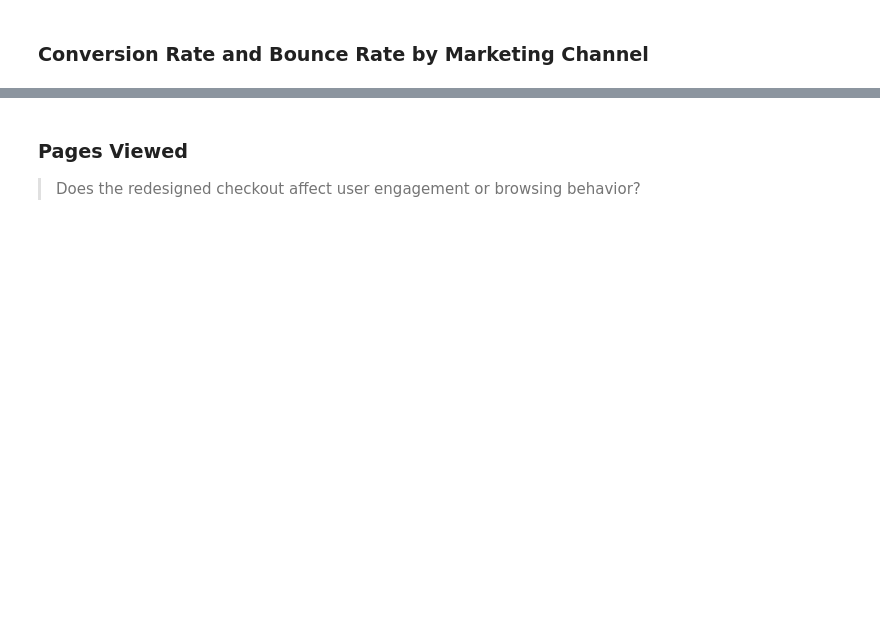
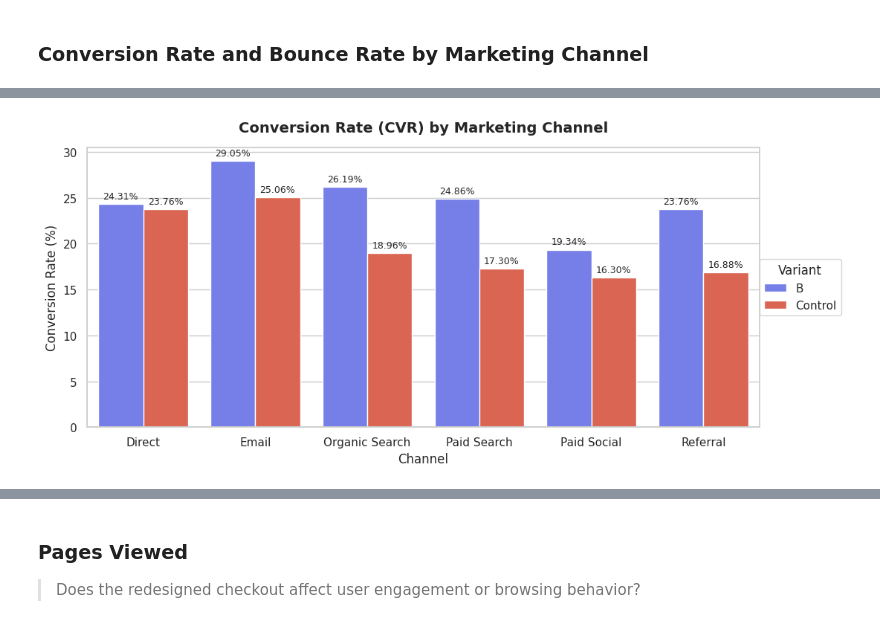
Before and after one commit to edi-kanyua/Product-Analytics-and-Experimentation, a Jupyter notebook: Product_Analytics_&_Experimentation_Case_Study.ipynb, the cells around one changed output, grey strips where cells are left out. Saved outputs shown, nothing was run; the diff lists cells and outputs as text; code cells hidden in the pictures; blank space fills up the shorter version.

```diff
--- a/Product_Analytics_&_Experimentation_Case_Study.ipynb
+++ b/Product_Analytics_&_Experimentation_Case_Study.ipynb
@@ -251,45 +275,60 @@ channel_summary['bounce_rate'] = (
     channel_summary['bounced'] / channel_summary['users']
 )*100
 
-# Visualize CVR
-fig = px.bar(
-    channel_summary,
-    x = 'channel',
-    y = 'conversion_rate',
-    color = 'variant',
-    barmode = 'group',
-    text='conversion_rate',
-    title='<b>Conversion Rate (CVR) by Marketing Channel<b>'
+# Viz CVR
+plt.figure()
+
+ax = sns.barplot(
+    data=channel_summary,
+    x='channel',
+    y='conversion_rate',
+    hue='variant',
+    palette=palette
 )
 
-fig.update_traces(texttemplate='%{text:.2f}%', textposition='outside')
+plt.title('Conversion Rate (CVR) by Marketing Channel', fontsize=14, fontweight='bold')
+plt.xlabel('Channel')
+plt.ylabel('Conversion Rate (%)')
 
-fig.update_layout(
-    yaxis_title='Conversion Rate (%)',
-    xaxis_title='Marketing Channel',
-    height=500
+# Add % labels
+for container in ax.containers:
+    ax.bar_label(
+        container,
+        fmt='%.2f%%',
+        padding=3,
+        fontsize=9
+    )
+
+plt.legend(title='Variant', loc='center right', bbox_to_anchor=(1.13, 0.5))
+plt.tight_layout()
+plt.show()
+
+
+# Viz Bounce Rate
+plt.figure()
+
+ax = sns.barplot(
+    data=channel_summary,
+    x='channel',
+    y='bounce_rate',
+    hue='variant',
+    palette=palette
 )
 
-fig.show()
+plt.title('Bounce Rate by Marketing Channel', fontsize=14, fontweight='bold')
+plt.xlabel('Channel')
+plt.ylabel('Bounce Rate (%)')
 
-# Visualize bounce rate
-fig = px.bar(
-    channel_summary,
-    x = 'channel',
-    y = 'bounce_rate',
-    color = 'variant',
-    barmode = 'group',
-    text='bounce_rate',
-    title='<b>Bounce Rate by Marketing Channel<b>'
-)
+# Add % labels
+for container in ax.containers:
+    ax.bar_label(
+        container,
+        fmt='%.2f%%',
+        padding=3,
+        fontsize=9
+    )
 
-fig.update_traces(texttemplate='%{text:.2f}%', textposition='outside')
-
-fig.update_layout(
-    yaxis_title='Bounce Rate (%)',
-    xaxis_title='Marketing Channel',
-    height=500
-)
-
-fig.show()
+plt.legend(title='Variant', loc='center right', bbox_to_anchor=(1.13, 0.5))
+plt.tight_layout()
+plt.show()
 # %% [output]
@@ -297,0 +335 @@ fig.show()
+[figure, added]
```
Also changed, not shown: parts of 9 cells of this notebook.
